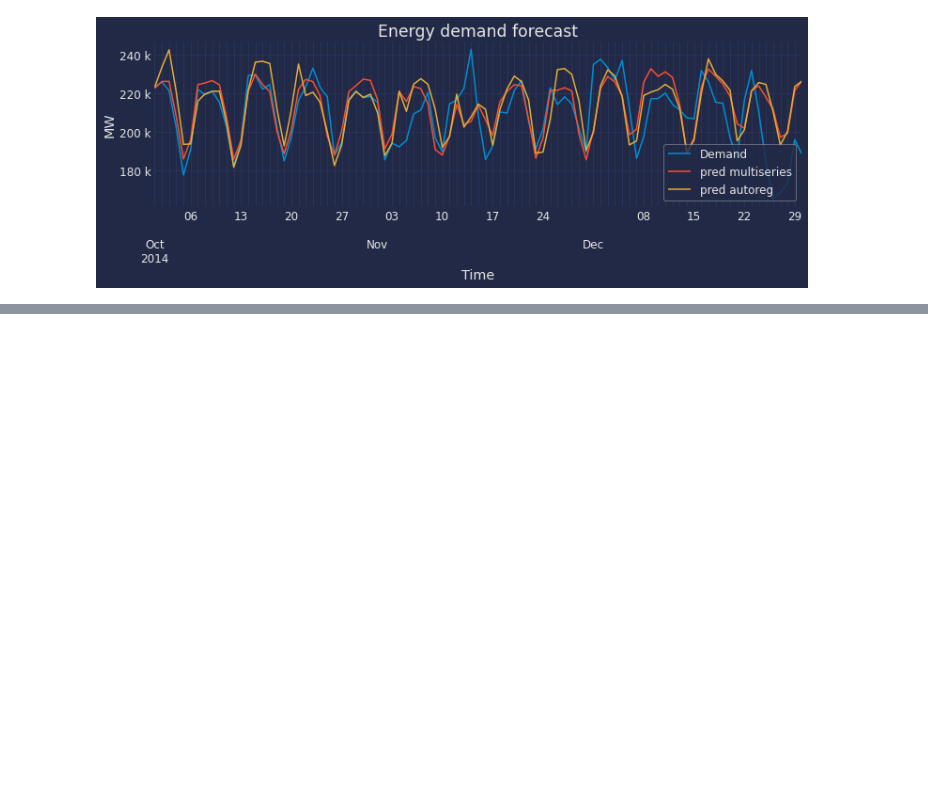
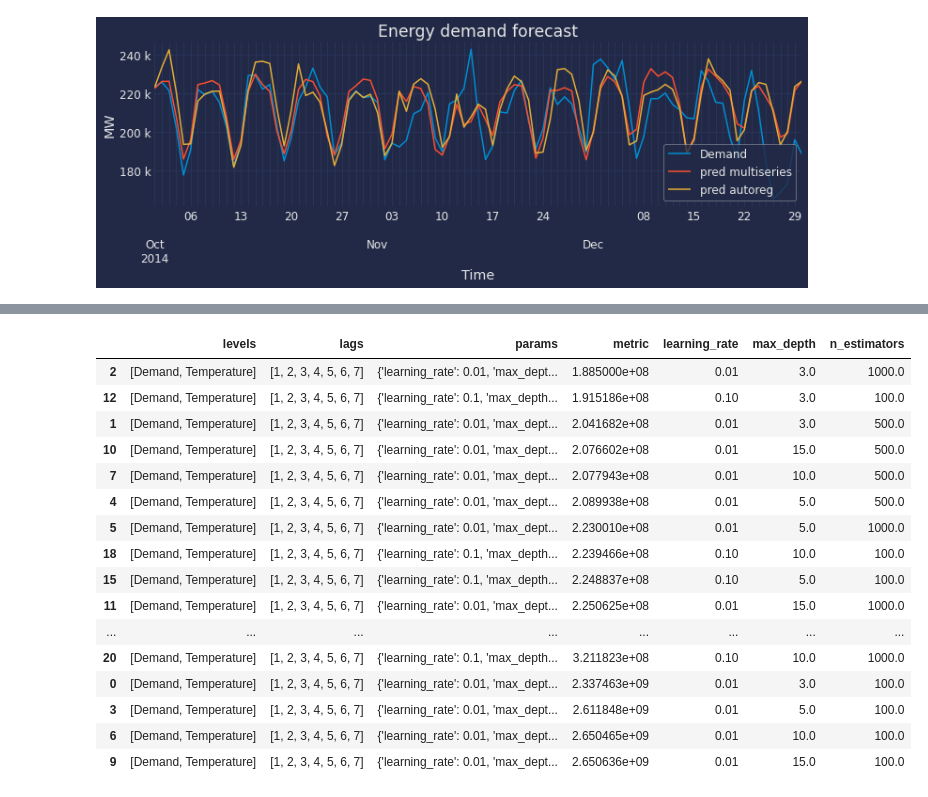
Before and after one commit to JoaquinAmatRodrigo/skforecast, a Jupyter notebook: dev/develop/skforecast_ForecasterAutoregMultiSeries_hyperparameters.ipynb, the cells around one changed output, grey strips where cells are left out. Saved outputs shown, nothing was run; the diff lists cells and outputs as text; code cells hidden in the pictures; blank space fills up the shorter version.

Commit message:
update model_selection_multiseries

```diff
--- a/dev/develop/skforecast_ForecasterAutoregMultiSeries_hyperparameters.ipynb
+++ b/dev/develop/skforecast_ForecasterAutoregMultiSeries_hyperparameters.ipynb
@@ -2665,0 +2668,11 @@ ax.legend();
+# %%
+series_cols = ['Demand', 'Temperature']
+# %%
+# Create and fit Recursive multi-step forecaster (ForecasterAutoreg)
+# ==============================================================================
+forecaster = ForecasterAutoregMultiSeries(
+                 regressor = LGBMRegressor(),
+                 lags = 7
+             )
+
+forecaster
@@ -2665,0 +2698,27 @@ ax.legend();
+# %%
+# Grid search of hyper-parameters and lags
+# ==============================================================================
+# Regressor hyper-parameters
+param_grid = {
+    'n_estimators': [100, 500, 1000],
+    'max_depth': [3, 5, 10, 15],
+    'learning_rate': [0.01, 0.1]
+}
+
+# Lags used as predictors
+lags_grid = [7]
+
+results_grid = grid_search_forecaster_multiseries(
+                            forecaster         = forecaster,
+                            series             = data.loc[:end_validation, series_cols],
+                            param_grid         = param_grid,
+                            lags_grid          = lags_grid,
+                            steps              = 7,
+                            levels_list        = ['Demand', 'Temperature'],
+                            levels_weights     = None,
+                            refit              = True,
+                            metric             = 'mean_squared_error',
+                            initial_train_size = int(len(data_train)),
+                            return_best        = True,
+                            verbose            = False
+                    )
@@ -2665,0 +2733,20 @@ ax.legend();
+# %%
+results_grid
+# %% [output]
+|  | levels | lags | params | metric | learning_rate | max_depth | n_estimators |
+| 2 | [Demand, Temperature] | [1, 2, 3, 4, 5, 6, 7] | {'learning_rate': 0.01, 'max_dept... | 1.885000e+08 | 0.01 | 3.0 | 1000.0 |
+| 12 | [Demand, Temperature] | [1, 2, 3, 4, 5, 6, 7] | {'learning_rate': 0.1, 'max_depth... | 1.915186e+08 | 0.10 | 3.0 | 100.0 |
+| 1 | [Demand, Temperature] | [1, 2, 3, 4, 5, 6, 7] | {'learning_rate': 0.01, 'max_dept... | 2.041682e+08 | 0.01 | 3.0 | 500.0 |
+| 10 | [Demand, Temperature] | [1, 2, 3, 4, 5, 6, 7] | {'learning_rate': 0.01, 'max_dept... | 2.076602e+08 | 0.01 | 15.0 | 500.0 |
+| 7 | [Demand, Temperature] | [1, 2, 3, 4, 5, 6, 7] | {'learning_rate': 0.01, 'max_dept... | 2.077943e+08 | 0.01 | 10.0 | 500.0 |
+| 4 | [Demand, Temperature] | [1, 2, 3, 4, 5, 6, 7] | {'learning_rate': 0.01, 'max_dept... | 2.089938e+08 | 0.01 | 5.0 | 500.0 |
+| 5 | [Demand, Temperature] | [1, 2, 3, 4, 5, 6, 7] | {'learning_rate': 0.01, 'max_dept... | 2.230010e+08 | 0.01 | 5.0 | 1000.0 |
+| 18 | [Demand, Temperature] | [1, 2, 3, 4, 5, 6, 7] | {'learning_rate': 0.1, 'max_depth... | 2.239466e+08 | 0.10 | 10.0 | 100.0 |
+| 15 | [Demand, Temperature] | [1, 2, 3, 4, 5, 6, 7] | {'learning_rate': 0.1, 'max_depth... | 2.248837e+08 | 0.10 | 5.0 | 100.0 |
+| 11 | [Demand, Temperature] | [1, 2, 3, 4, 5, 6, 7] | {'learning_rate': 0.01, 'max_dept... | 2.250625e+08 | 0.01 | 15.0 | 1000.0 |
+| ... | ... | ... | ... | ... | ... | ... | ... |
+| 20 | [Demand, Temperature] | [1, 2, 3, 4, 5, 6, 7] | {'learning_rate': 0.1, 'max_depth... | 3.211823e+08 | 0.10 | 10.0 | 1000.0 |
+| 0 | [Demand, Temperature] | [1, 2, 3, 4, 5, 6, 7] | {'learning_rate': 0.01, 'max_dept... | 2.337463e+09 | 0.01 | 3.0 | 100.0 |
+| 3 | [Demand, Temperature] | [1, 2, 3, 4, 5, 6, 7] | {'learning_rate': 0.01, 'max_dept... | 2.611848e+09 | 0.01 | 5.0 | 100.0 |
+| 6 | [Demand, Temperature] | [1, 2, 3, 4, 5, 6, 7] | {'learning_rate': 0.01, 'max_dept... | 2.650465e+09 | 0.01 | 10.0 | 100.0 |
+| 9 | [Demand, Temperature] | [1, 2, 3, 4, 5, 6, 7] | {'learning_rate': 0.01, 'max_dept... | 2.650636e+09 | 0.01 | 15.0 | 100.0 |
```
Also changed, not shown: parts of 14 cells of this notebook, 1 other file.
